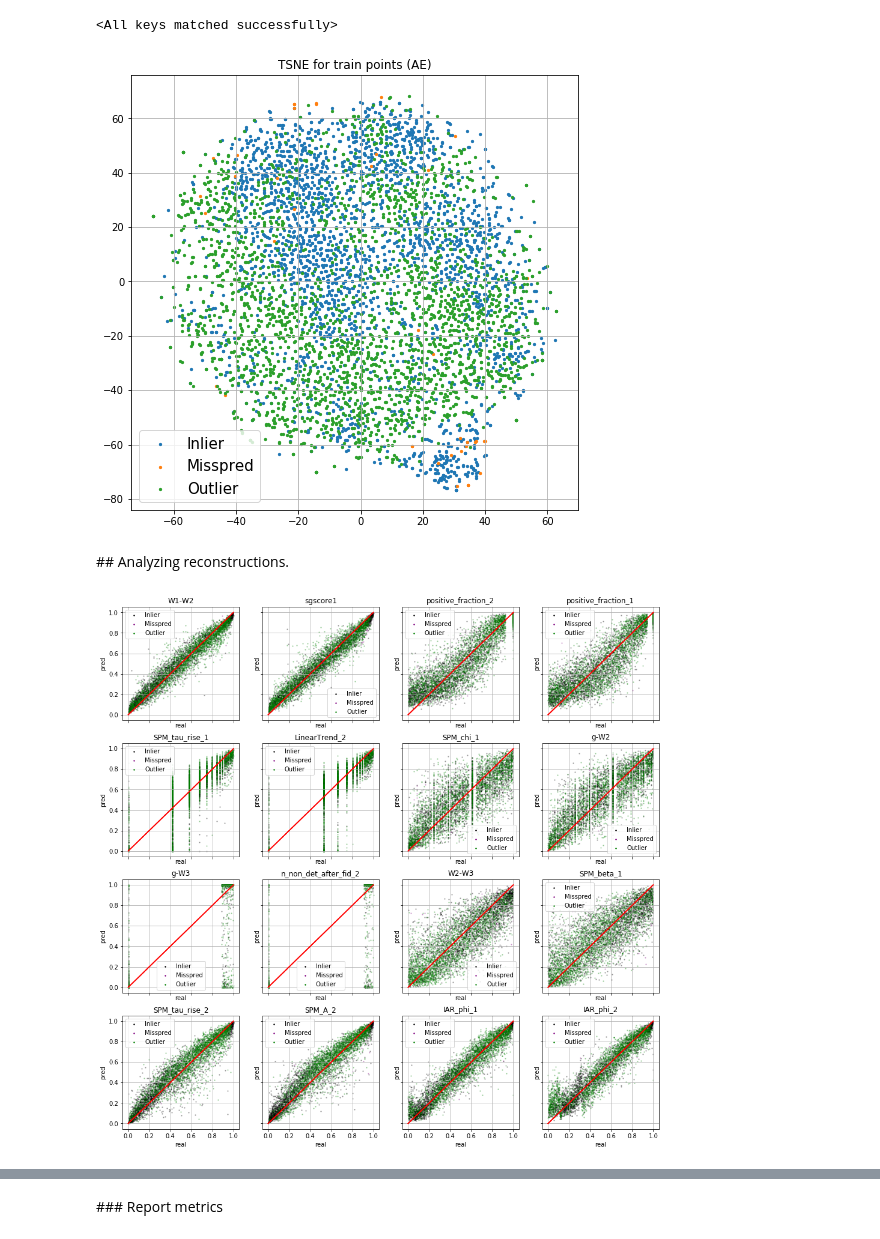
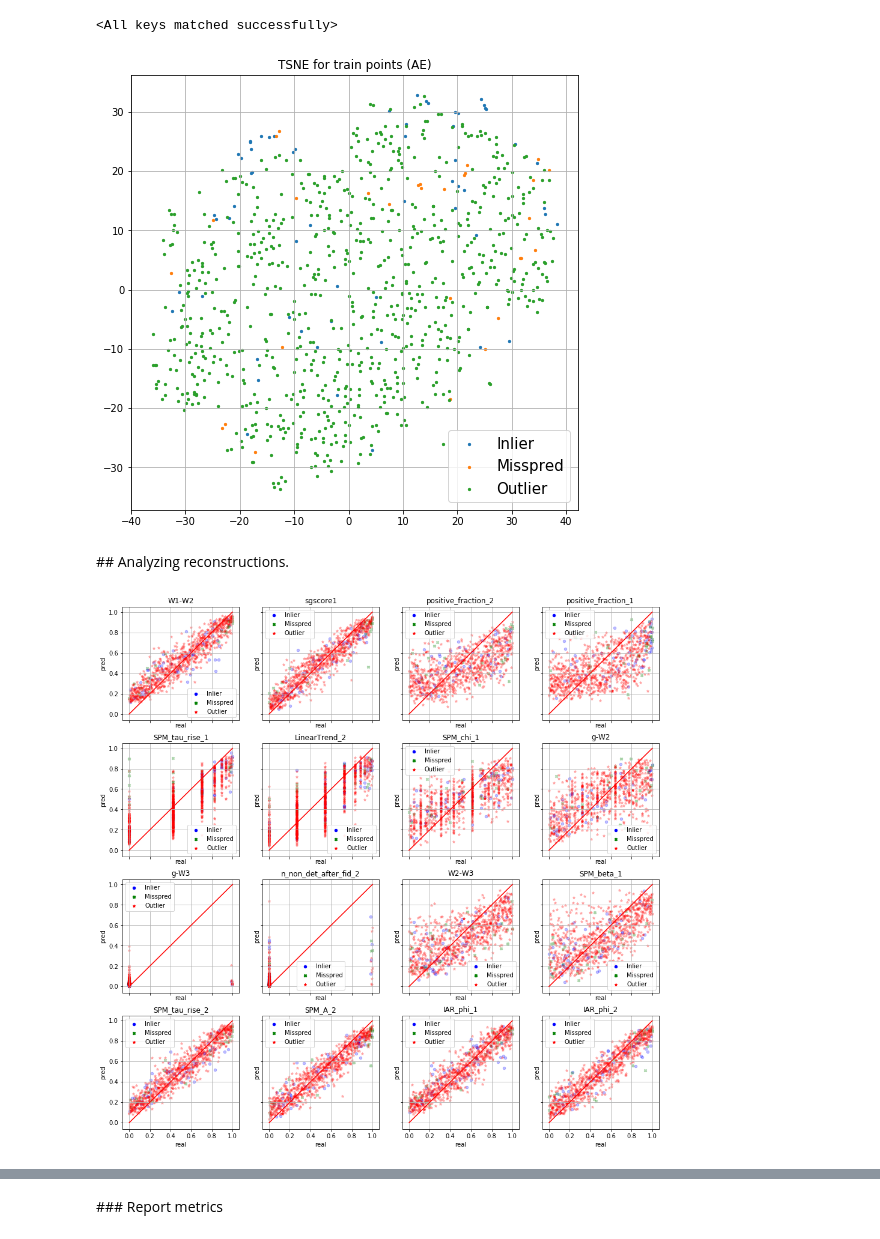
Before and after one commit to mperezcarrasco/AnomalyALeRCE, a Jupyter notebook: src/Results analysis.ipynb, the cells around one changed output, grey strips where cells are left out. Drawn from its saved outputs; the diff is of its cells as text; code cells hidden in the pictures.

```diff
--- a/src/Results analysis.ipynb
+++ b/src/Results analysis.ipynb
@@ -11,13 +11,13 @@ from preprocess import get_data
 class Args:
     model='ae'
     r='./experiments'
-    lr=5e-3
-    z_dim=64
+    lr=5e-4
+    z_dim=32
     in_dim=152
     data_pth='../data'
     batch_size=128
-    outlier='AGN'
-    hierClass='Stochastic'
+    outlier='SNIa'
+    hierClass='Transient'
     fold=0
 
 args = Args()
@@ -96,20 +75,19 @@ x_embedded = TSNE(n_components=2).fit_transform(zs)
 # %%
 dict_classes = {0: 'Inlier',
                 1: 'Misspred',
                 2: 'Outlier',
 
 }
 
 plt.figure(figsize=(8,8))
 plt.title('TSNE for train points (AE)')
-cmap = plt.get_cmap('jet', 4)
 for key in range(len(np.unique(lbls_out))):
     plt.scatter(x_embedded[:, 0][lbls_out==key], x_embedded[:, 1][lbls_out==key],
                 s=20, alpha=1, marker='.', label=dict_classes[key])
 plt.legend(fontsize=15)
 plt.grid(True)
 # %% [output]
-[figure, old version]
+[figure, new version]
 # %% [markdown]
 ## Analyzing reconstructions.
 # %%
@@ -146,24 +124,25 @@ from matplotlib.legend_handler import HandlerPathCollection, HandlerLine2D
 
 f, ax = plt.subplots(nrows=4, ncols=4, figsize=(16,16), sharey=True, sharex=True)
 
-colors = {0: 'k', #inlier
-          1: 'purple', #outlier
-          2: 'green', #wc
+colors = {0: ('b', 'o'), #inlier
+          1: ('g', 'X'), #misspred
+          2: ('red', '*'), #outlier
 }
 
 ident = [0.0, 1.0]
 for i, feature in enumerate(important_features):
+    ix = important_features.index(feature)
+    ax[i//4, i%4].set_title(feature)
     for key in range(len(np.unique(lbls_out))):
-        ix = important_features.index(feature)
-        ax[i//4, i%4].set_title(feature)
-        ax[i//4, i%4].scatter(xreal[:,ix][(lbls_out==key)], xrec[:,ix][(lbls_out==key)],
-                              label=dict_classes[key], s=2, alpha=0.25, c=colors[key])
-        ax[i//4, i%4].plot(ident, ident, c='r')
-        ax[i//4, i%4].set_xlabel('real')
-        ax[i//4, i%4].set_ylabel('pred')
-        ax[i//4, i%4].grid()
-        ax[i//4, i%4].legend(loc='best', handler_map={PathCollection : HandlerPathCollection(update_func= update),
-                             plt.Line2D : HandlerLine2D(update_func = update)})
+        ax[i//4, i%4].scatter(xreal[:,ix][lbls_out==key], xrec[:,ix][lbls_out==key],
+                              label=dict_classes[key], s=20, alpha=0.25, c=colors[key][0],
+                              marker=colors[key][1])
+    ax[i//4, i%4].plot(ident, ident, c='r')
+    ax[i//4, i%4].set_xlabel('real')
+    ax[i//4, i%4].set_ylabel('pred')
+    ax[i//4, i%4].grid()
+    ax[i//4, i%4].legend(loc='best', handler_map={PathCollection : HandlerPathCollection(update_func= update),
+                         plt.Line2D : HandlerLine2D(update_func = update)})
 plt.show()
 # %% [output]
-[figure, old version]
+[figure, new version]
```
Also changed, not shown: parts of 11 cells of this notebook, 5 other files.
